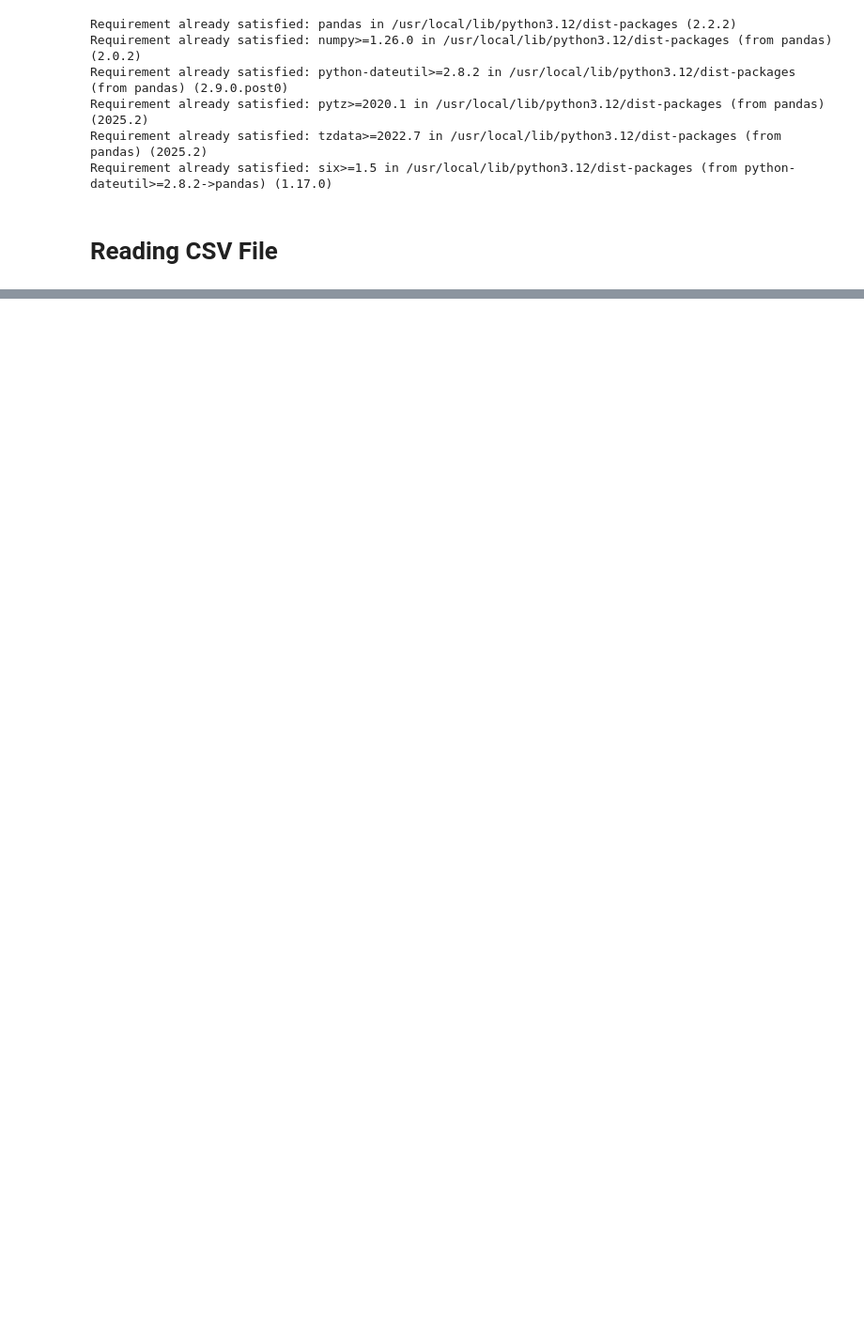
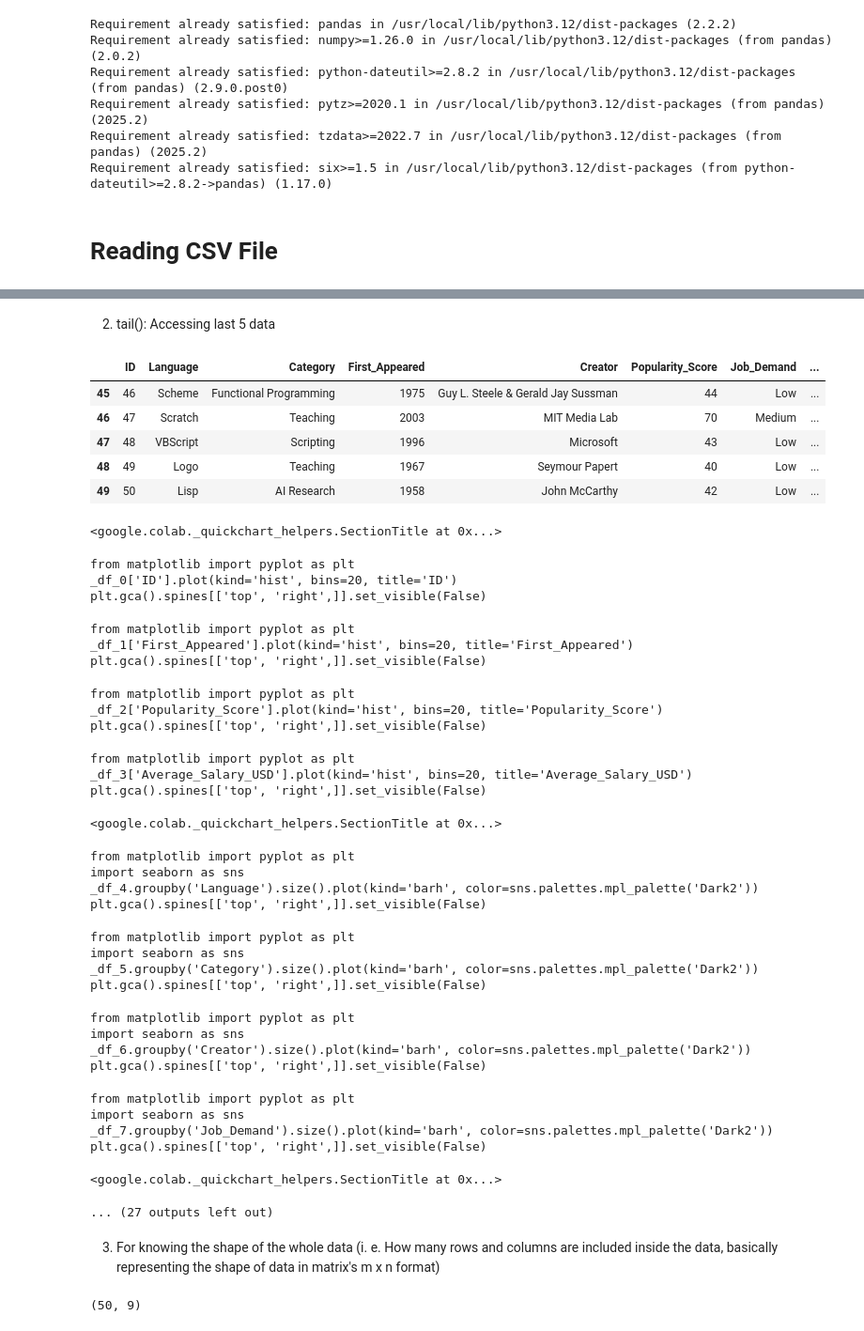
Before and after one commit to Neeschal1/Pandas, a Jupyter notebook: CSV's.ipynb, the cells around one changed output, grey strips where cells are left out. Shown at 94% size. Drawn from its saved outputs; the diff is of its cells as text; code cells hidden in the pictures; blank space fills up the shorter version.

Commit message:
Basic Knowledge about various functions of reading document files

```diff
--- a/CSV's.ipynb
+++ b/CSV's.ipynb
@@ -36,0 +110,50 @@ df
+# %% [markdown]
+
+2. tail(): Accessing last 5 data
+# %%
+df.tail()
+# %% [output]
+|  | ID | Language | Category | First_Appeared | Creator | Popularity_Score | Job_Demand | ... |
+| 45 | 46 | Scheme | Functional Programming | 1975 | Guy L. Steele & Gerald Jay Sussman | 44 | Low | ... |
+| 46 | 47 | Scratch | Teaching | 2003 | MIT Media Lab | 70 | Medium | ... |
+| 47 | 48 | VBScript | Scripting | 1996 | Microsoft | 43 | Low | ... |
+| 48 | 49 | Logo | Teaching | 1967 | Seymour Papert | 40 | Low | ... |
+| 49 | 50 | Lisp | AI Research | 1958 | John McCarthy | 42 | Low | ... |
+<google.colab._quickchart_helpers.SectionTitle at 0x...>
+from matplotlib import pyplot as plt
+_df_0['ID'].plot(kind='hist', bins=20, title='ID')
+plt.gca().spines[['top', 'right',]].set_visible(False)
+from matplotlib import pyplot as plt
+_df_1['First_Appeared'].plot(kind='hist', bins=20, title='First_Appeared')
+plt.gca().spines[['top', 'right',]].set_visible(False)
+from matplotlib import pyplot as plt
+_df_2['Popularity_Score'].plot(kind='hist', bins=20, title='Popularity_Score')
+plt.gca().spines[['top', 'right',]].set_visible(False)
+from matplotlib import pyplot as plt
+_df_3['Average_Salary_USD'].plot(kind='hist', bins=20, title='Average_Salary_USD')
+plt.gca().spines[['top', 'right',]].set_visible(False)
+<google.colab._quickchart_helpers.SectionTitle at 0x...>
+from matplotlib import pyplot as plt
+import seaborn as sns
+_df_4.groupby('Language').size().plot(kind='barh', color=sns.palettes.mpl_palette('Dark2'))
+plt.gca().spines[['top', 'right',]].set_visible(False)
+from matplotlib import pyplot as plt
+import seaborn as sns
+_df_5.groupby('Category').size().plot(kind='barh', color=sns.palettes.mpl_palette('Dark2'))
+plt.gca().spines[['top', 'right',]].set_visible(False)
+from matplotlib import pyplot as plt
+import seaborn as sns
+_df_6.groupby('Creator').size().plot(kind='barh', color=sns.palettes.mpl_palette('Dark2'))
+plt.gca().spines[['top', 'right',]].set_visible(False)
+from matplotlib import pyplot as plt
+import seaborn as sns
+_df_7.groupby('Job_Demand').size().plot(kind='barh', color=sns.palettes.mpl_palette('Dark2'))
+plt.gca().spines[['top', 'right',]].set_visible(False)
+<google.colab._quickchart_helpers.SectionTitle at 0x...>
+... (27 outputs left out)
+# %% [markdown]
+3. For knowing the shape of the whole data (i. e. How many rows and columns are included inside the data, basically representing the shape of data in matrix's m x n format)
+# %%
+df.shape
+# %% [output]
+(50, 9)
```
Also changed, not shown: parts of 8 cells of this notebook.
